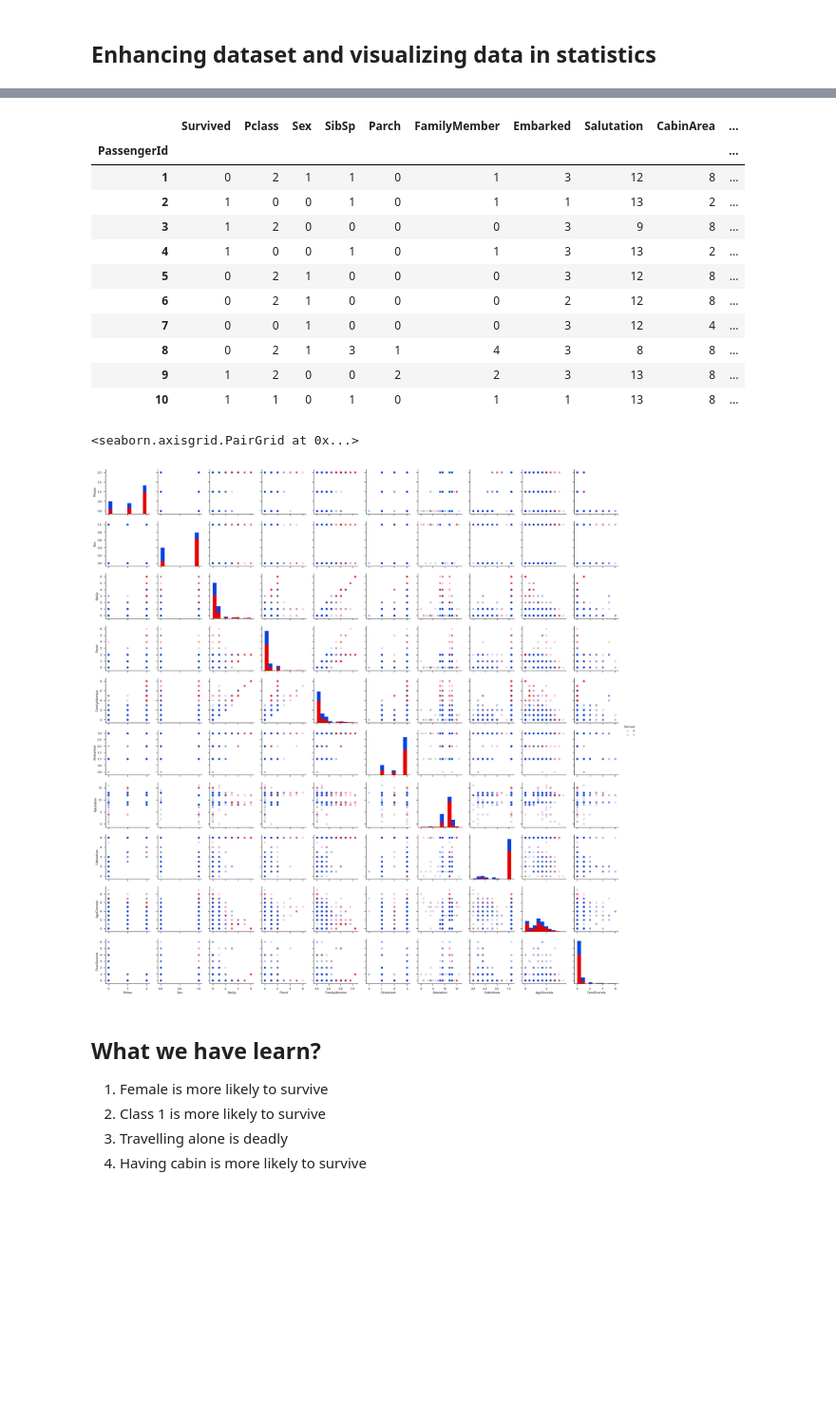
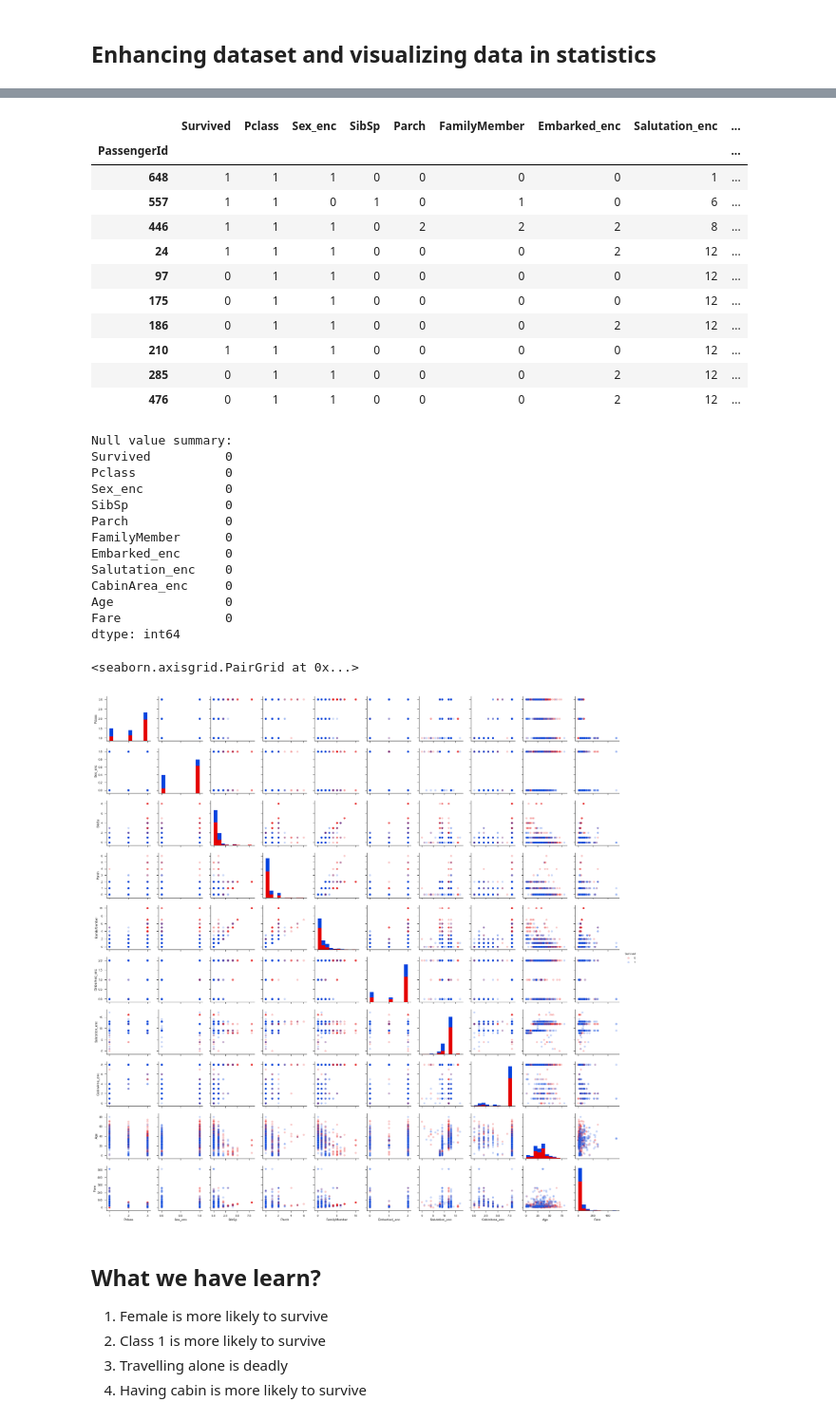
Before and after one commit to ymlai87416/PythonPlayground, a Jupyter notebook: DataScience/Kaggle/Titanic Machine Learning from Disaster/Titanic (Data Preparation).ipynb, the cells around one changed output, grey strips where cells are left out. Shown: that part at 95% size. Cells and saved outputs as stored; diff of their text form; code cells hidden in the pictures; blank space fills up the shorter version.

```diff
--- a/DataScience/Kaggle/Titanic Machine Learning from Disaster/Titanic (Data Preparation).ipynb
+++ b/DataScience/Kaggle/Titanic Machine Learning from Disaster/Titanic (Data Preparation).ipynb
@@ -180,0 +229,24 @@ display(test_raw[0:10])
+# %%
+# Draw the heatmap with the mask and correct aspect ratio
+sns.heatmap(full_ds.corr(),  vmax=.3, center=0,
+            square=True, linewidths=.5, cbar_kws={"shrink": .5})
+
+#Missing age: the most correlated field is salutation.
+full_ds[["Salutation", "Age"]].boxplot(by="Salutation", figsize=(12, 4))
+full_ds = impute_by_group(full_ds, "Salutation", "Age")
+display(full_ds[full_ds.index.isin([6,18,20,27,29,30,32,33,37,43])])
+
+#Missing Fare: the most correlated fields is cabin
+full_ds[["CabinArea", "Fare"]].boxplot(by="CabinArea", figsize=(12, 4))
+full_ds = impute_by_group(full_ds, "CabinArea", "Fare")
+display(full_ds[full_ds.index.isin([1044])])
+
+#Missing embark
+full_ds[["Embarked", "Fare"]].boxplot(by="Embarked", figsize=(12, 4))
+full_ds.set_value(62, 'Embarked', 'C')
+full_ds.set_value(830, 'Embarked', 'C')
+display(full_ds[full_ds.index.isin([62,830])])
+
+embarked_enc = preprocessing.LabelEncoder()
+embarked_enc.fit(full_ds["Embarked"])
+full_ds["Embarked_enc"] = embarked_enc.transform(full_ds["Embarked"])
@@ -363,31 +471,46 @@ plt.suptitle('CabinArea statistic')
 [figure]
 # %%
 sns.set(style="ticks")
-train_raw_pair = train_raw[["Survived", "Pclass", "Sex", "SibSp", \
-                        "Parch", "FamilyMember", "Embarked", "Salutation", "CabinArea", "AgeDiscrete", "FareDiscrete"]]
-train_raw_pair = train_raw_pair.apply(LabelEncoder().fit_transform)
+train_raw_pair = train_ds[["Survived", "Pclass", "Sex_enc", "SibSp", \
+                        "Parch", "FamilyMember", "Embarked_enc", "Salutation_enc", "CabinArea_enc", "Age", "Fare"]]
 
 display(train_raw_pair[0:10])
 
+print("\nNull value summary:")
+print(train_raw_pair.isnull().sum())
+
 colors = ["red", "blue"]
 sns.pairplot(train_raw_pair, hue="Survived",
-             vars=["Pclass", "Sex", "SibSp", "Parch", "FamilyMember", "Embarked", "Salutation", "CabinArea", "AgeDiscrete", "FareDiscrete"],
+             vars=["Pclass", "Sex_enc", "SibSp", "Parch", "FamilyMember", "Embarked_enc", "Salutation_enc", "CabinArea_enc", "Age", "Fare"],
              plot_kws=dict(alpha=.2), palette=sns.xkcd_palette(colors))
 # %% [output]
-|  | Survived | Pclass | Sex | SibSp | Parch | FamilyMember | Embarked | Salutation | CabinArea | ... |
-| PassengerId |  |  |  |  |  |  |  |  |  | ... |
-| 1 | 0 | 2 | 1 | 1 | 0 | 1 | 3 | 12 | 8 | ... |
-| 2 | 1 | 0 | 0 | 1 | 0 | 1 | 1 | 13 | 2 | ... |
-| 3 | 1 | 2 | 0 | 0 | 0 | 0 | 3 | 9 | 8 | ... |
-| 4 | 1 | 0 | 0 | 1 | 0 | 1 | 3 | 13 | 2 | ... |
-| 5 | 0 | 2 | 1 | 0 | 0 | 0 | 3 | 12 | 8 | ... |
-| 6 | 0 | 2 | 1 | 0 | 0 | 0 | 2 | 12 | 8 | ... |
-| 7 | 0 | 0 | 1 | 0 | 0 | 0 | 3 | 12 | 4 | ... |
-| 8 | 0 | 2 | 1 | 3 | 1 | 4 | 3 | 8 | 8 | ... |
-| 9 | 1 | 2 | 0 | 0 | 2 | 2 | 3 | 13 | 8 | ... |
-| 10 | 1 | 1 | 0 | 1 | 0 | 1 | 1 | 13 | 8 | ... |
+|  | Survived | Pclass | Sex_enc | SibSp | Parch | FamilyMember | Embarked_enc | Salutation_enc | ... |
+| PassengerId |  |  |  |  |  |  |  |  | ... |
+| 648 | 1 | 1 | 1 | 0 | 0 | 0 | 0 | 1 | ... |
+| 557 | 1 | 1 | 0 | 1 | 0 | 1 | 0 | 6 | ... |
+| 446 | 1 | 1 | 1 | 0 | 2 | 2 | 2 | 8 | ... |
+| 24 | 1 | 1 | 1 | 0 | 0 | 0 | 2 | 12 | ... |
+| 97 | 0 | 1 | 1 | 0 | 0 | 0 | 0 | 12 | ... |
+| 175 | 0 | 1 | 1 | 0 | 0 | 0 | 0 | 12 | ... |
+| 186 | 0 | 1 | 1 | 0 | 0 | 0 | 2 | 12 | ... |
+| 210 | 1 | 1 | 1 | 0 | 0 | 0 | 0 | 12 | ... |
+| 285 | 0 | 1 | 1 | 0 | 0 | 0 | 2 | 12 | ... |
+| 476 | 0 | 1 | 1 | 0 | 0 | 0 | 2 | 12 | ... |
-<seaborn.axisgrid.PairGrid at 0x...>
+Null value summary:
+Survived          0
+Pclass            0
+Sex_enc           0
+SibSp             0
+Parch             0
+FamilyMember      0
+Embarked_enc      0
+Salutation_enc    0
+CabinArea_enc     0
+Age               0
+Fare              0
+dtype: int64
+<seaborn.axisgrid.PairGrid at 0x...>
-[figure, old version]
+[figure, new version]
 # %% [markdown]
 ## What we have learn?
 1. Female is more likely to survive
```
Also changed, not shown: parts of 18 cells of this notebook, 14 other files.
